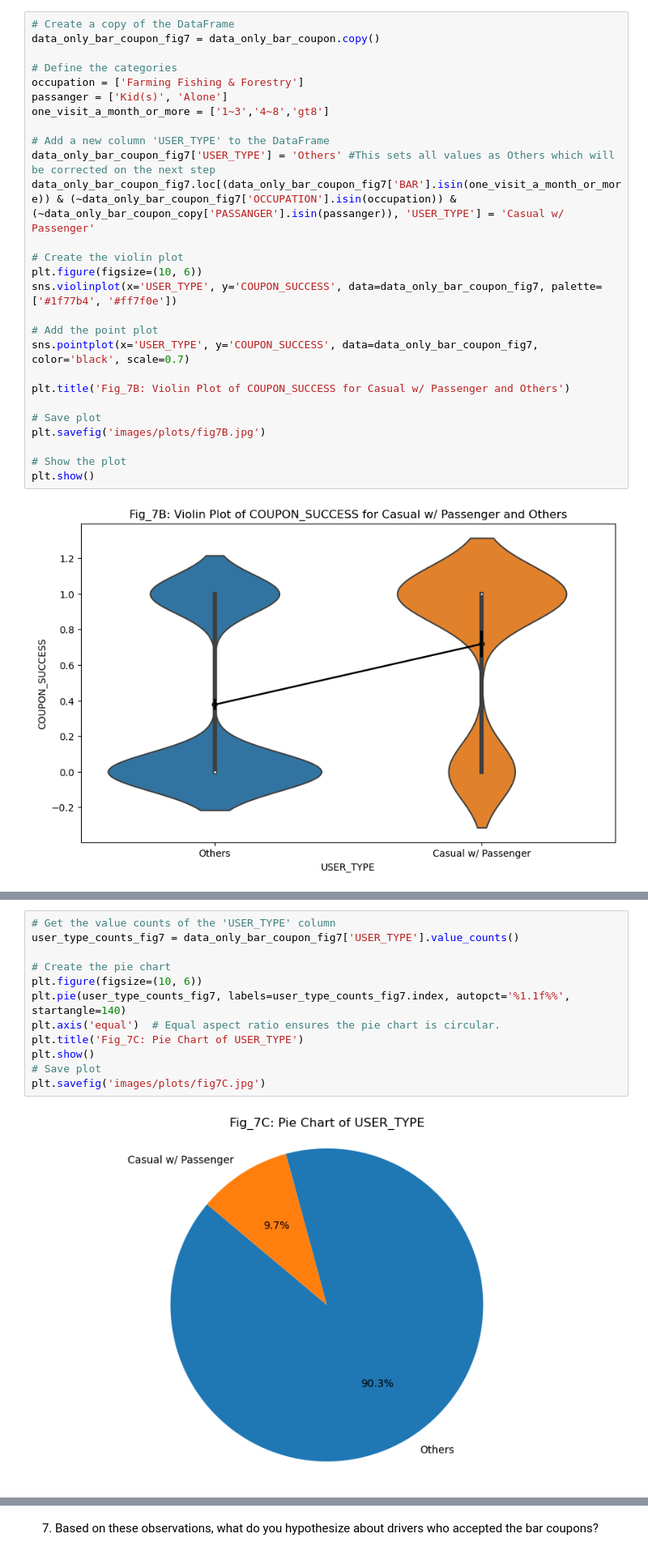
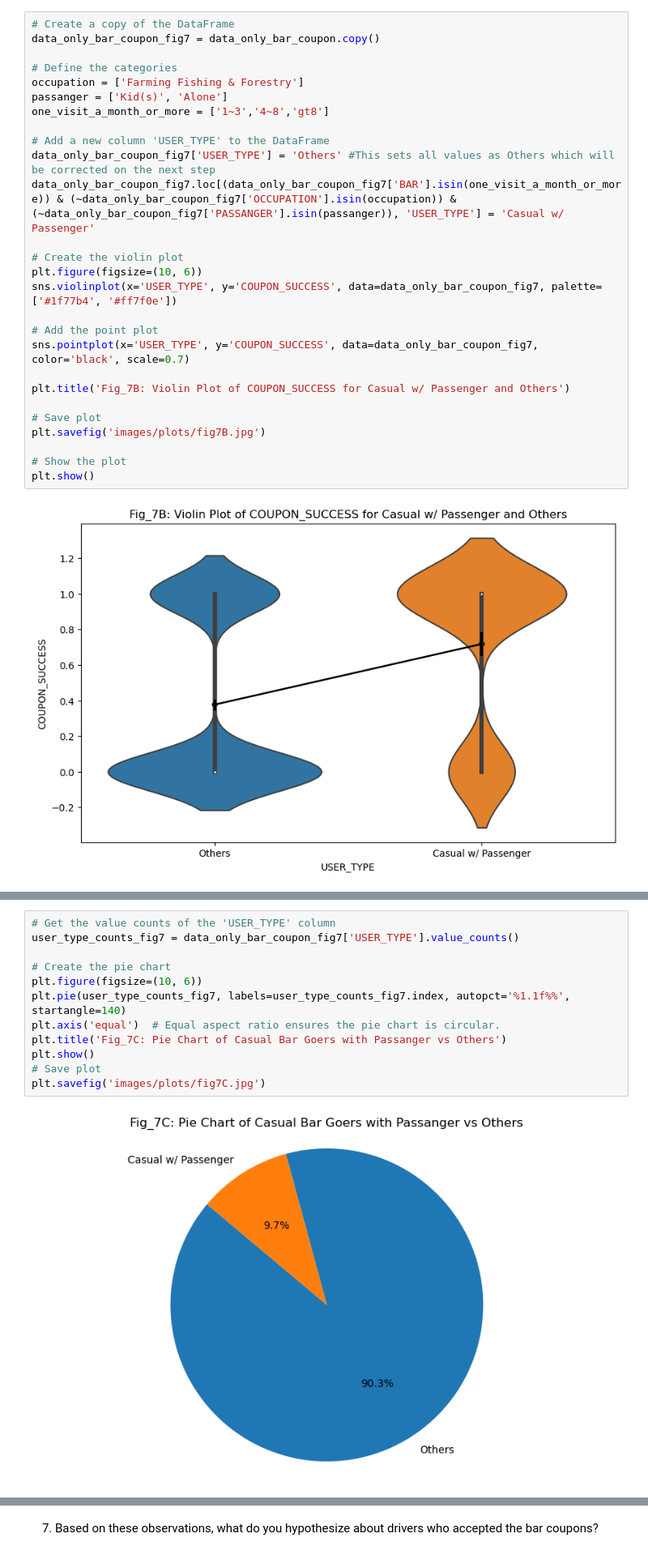
Before and after one commit to elmunoz42/berkeley-aiml-coupon-analysis, a Jupyter notebook: prompt.ipynb, the cells around one changed output, grey strips where cells are left out. Shown at 81% size. Saved outputs shown, nothing was run; the diff lists cells and outputs as text.

```diff
--- a/prompt.ipynb
+++ b/prompt.ipynb
@@ -544,7 +624,7 @@ one_visit_a_month_or_more = ['1~3','4~8','gt8']
 
 # Add a new column 'USER_TYPE' to the DataFrame
 data_only_bar_coupon_fig7['USER_TYPE'] = 'Others' #This sets all values as Others which will be corrected on the next step
-data_only_bar_coupon_fig7.loc[(data_only_bar_coupon_fig7['BAR'].isin(one_visit_a_month_or_more)) & (~data_only_bar_coupon_fig7['OCCUPATION'].isin(occupation)) & (~data_only_bar_coupon_copy['PASSANGER'].isin(passanger)), 'USER_TYPE'] = 'Casual w/ Passenger'
+data_only_bar_coupon_fig7.loc[(data_only_bar_coupon_fig7['BAR'].isin(one_visit_a_month_or_more)) & (~data_only_bar_coupon_fig7['OCCUPATION'].isin(occupation)) & (~data_only_bar_coupon_fig7['PASSANGER'].isin(passanger)), 'USER_TYPE'] = 'Casual w/ Passenger'
 
 # Create the violin plot
 plt.figure(figsize=(10, 6))
@@ -565,15 +649,15 @@ plt.show()
 # %%
 # Get the value counts of the 'USER_TYPE' column
 user_type_counts_fig7 = data_only_bar_coupon_fig7['USER_TYPE'].value_counts()
 
 # Create the pie chart
 plt.figure(figsize=(10, 6))
 plt.pie(user_type_counts_fig7, labels=user_type_counts_fig7.index, autopct='%1.1f%%', startangle=140)
 plt.axis('equal')  # Equal aspect ratio ensures the pie chart is circular.
-plt.title('Fig_7C: Pie Chart of USER_TYPE')
+plt.title('Fig_7C: Pie Chart of Casual Bar Goers with Passanger vs Others')
 plt.show()
 # Save plot
 plt.savefig('images/plots/fig7C.jpg')
 # %% [output]
-[figure, old version]
+[figure, new version]
 <Figure size 640x480 with 0 Axes>
```
Also changed, not shown: parts of 29 cells of this notebook, 13 other files.
